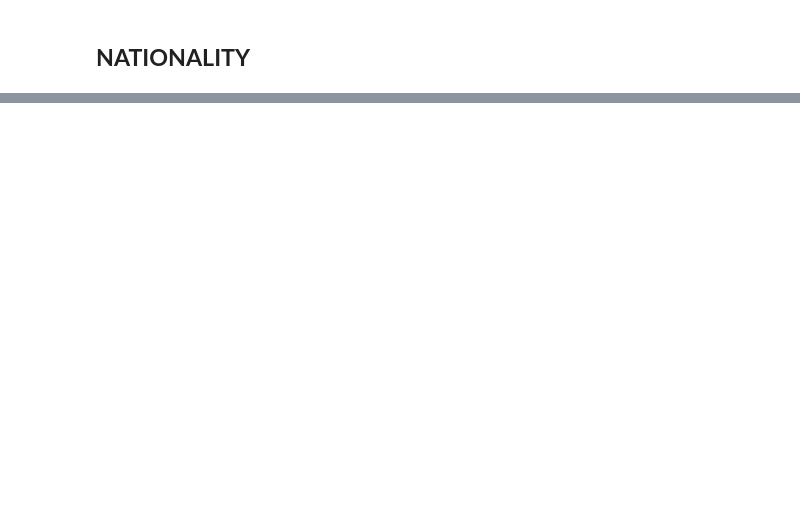
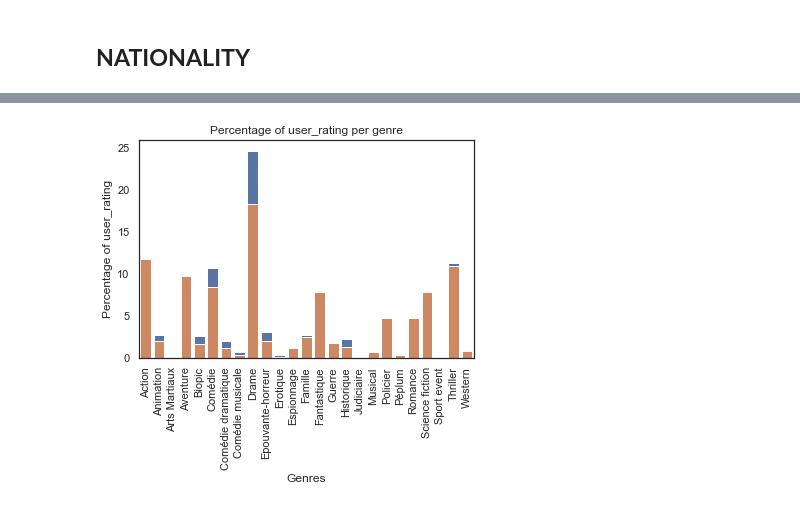
Before and after one commit to Bastien-LDC/Allocine-Recommender-System, a Jupyter notebook: Data Analysis/Allocine_Data_Analysis.ipynb, the cells around one changed output, grey strips where cells are left out. Saved outputs shown, nothing was run; the diff lists cells and outputs as text; code cells hidden in the pictures; blank space fills up the shorter version.

```diff
--- a/Data Analysis/Allocine_Data_Analysis.ipynb
+++ b/Data Analysis/Allocine_Data_Analysis.ipynb
@@ -352,13 +347,2 @@ The press seems to give much more hightest ratings than AlloCiné users. We need
 # %% [markdown]
 ## Compare to users ratings
-# %%
-five_stars = allocine[allocine["press_rating"] >= 5]
-f, ax = plt.subplots(figsize=(15,6))
-f.suptitle('Movies with Five Stars From The Press',
-           fontsize=13)
-f.subplots_adjust(top=0.85)
-
-sns.countplot(x=five_stars["user_rating"], ax=ax)
-ax.set_xlabel("Users Ratings")
-ax.set_ylabel("")
-sns.despine(top=True, right=True, left=False, bottom=False)
@@ -471,0 +568,27 @@ nationality
+# %%
+# Hist of the percentage of press_rating per genre
+ax = sns.barplot(x="genres", y="press_rating_percentage", data=m_genres_df, color="C0")
+ax.set_title("Percentage of press_rating per genre")
+ax.set_xlabel("Genres")
+ax.set_ylabel("Percentage of press_rating")
+
+# Pretty print x axis names
+for i, genre in enumerate(ax.get_xticklabels()):
+    genre.set_rotation(90)
+    genre.set_horizontalalignment('center')
+    genre.set_position((i, 0))
+# Hist of the percentage of user_rating per genre
+ax = sns.barplot(x="genres", y="user_rating_percentage", data=m_genres_df, color="C1")
+ax.set_title("Percentage of user_rating per genre")
+ax.set_xlabel("Genres")
+ax.set_ylabel("Percentage of user_rating")
+
+# Pretty print x axis names
+for i, genre in enumerate(ax.get_xticklabels()):
+    genre.set_rotation(90)
+    genre.set_horizontalalignment('center')
+    genre.set_position((i, 0))
+### Number of ratings per genre
+### Average ratings per genre
+# %% [output]
+[figure, added]
```
Also changed, not shown: parts of 49 cells of this notebook.
